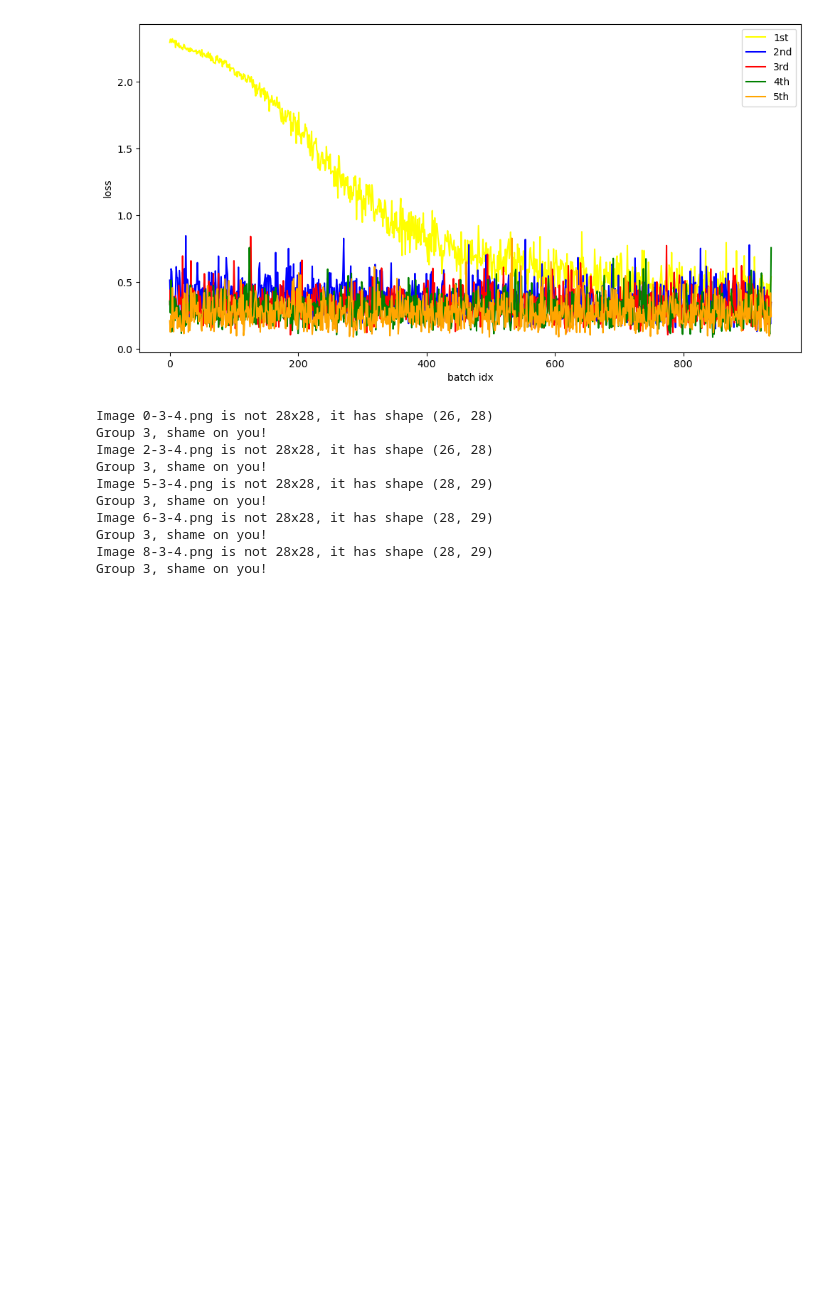
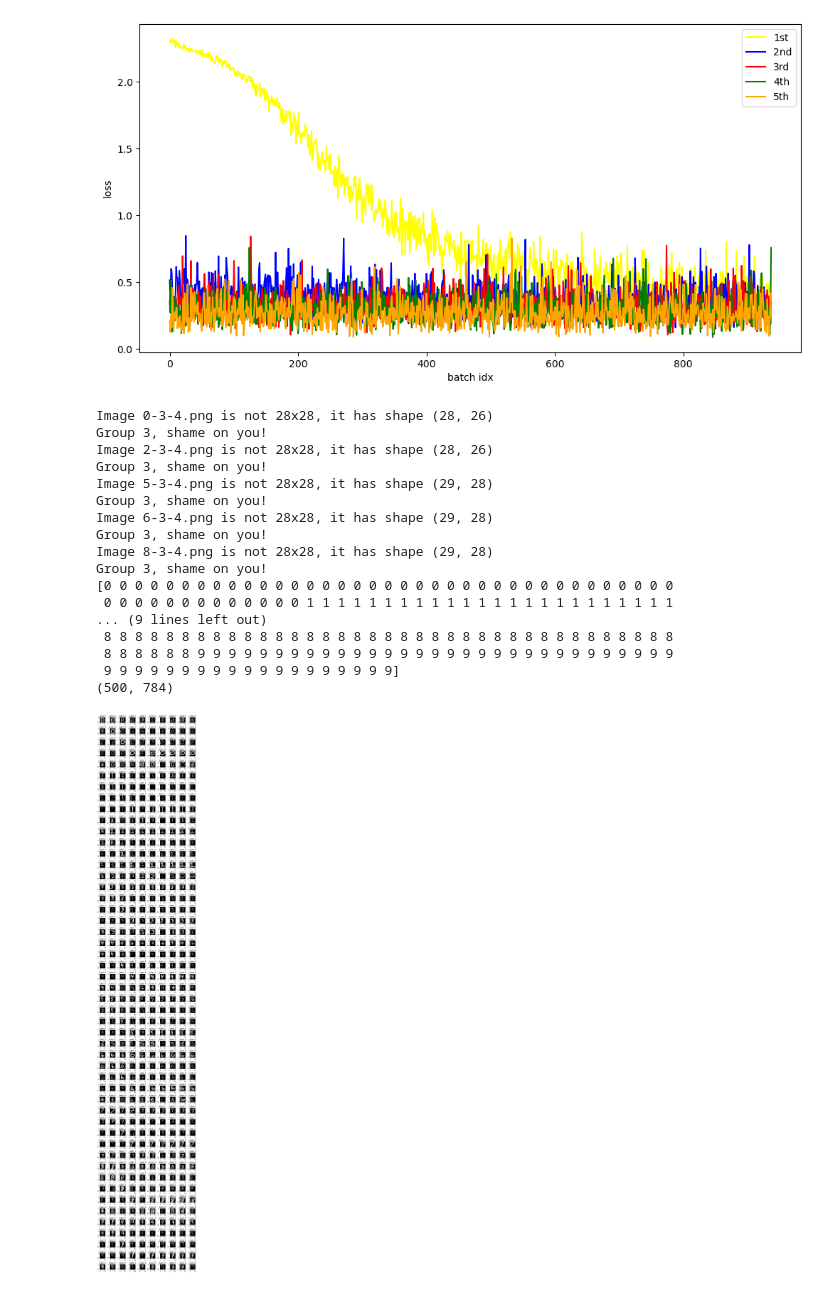
Before and after one commit to akleinecke/580_FinalProject_Fall24, a Jupyter notebook: Group 5 Final Project.ipynb, the cells around one changed output. Cells and saved outputs as stored; diff of their text form; code cells hidden in the pictures; blank space fills up the shorter version.

```diff
--- a/Group 5 Final Project.ipynb
+++ b/Group 5 Final Project.ipynb
@@ -463,32 +465,57 @@ for filename in os.listdir(input_folder):
 
         # opena nd convert to greyscale
         image = Image.open(os.path.join(input_folder, filename)).convert('L')
+        if image.size != (28, 28):
+            print(f"Image {filename} is not 28x28, it has shape {image.size}")
+            print(f"Group {filename[2]}, shame on you!")
+            image = image.resize((28, 28))
         image = np.array(image)
-        if image.shape != (28, 28):
-           print(f"Image {filename} is not 28x28, it has shape {image.shape}")
-           print(f"Group {filename[2]}, shame on you!")
-        image = image.resize((28, 28))
         # Add image as array and add the label
         images.append(image)
         labels.append(int(label))
-
 # Convert to numpy array
 images = np.array(images)
 labels = np.array(labels)
-
-    # Flatten images
-images = images.reshape(len(images), -1)
-
+print(labels)
+#flatten images
+images= images.reshape(images.shape[0], -1)
+print(images.shape)
 # Write our new files for later usage
 write_idx(images, labels, output_image_file, output_label_file)
 # %% [output]
-Image 0-3-4.png is not 28x28, it has shape (26, 28)
+Image 0-3-4.png is not 28x28, it has shape (28, 26)
 Group 3, shame on you!
-Image 2-3-4.png is not 28x28, it has shape (26, 28)
+Image 2-3-4.png is not 28x28, it has shape (28, 26)
 Group 3, shame on you!
-Image 5-3-4.png is not 28x28, it has shape (28, 29)
+Image 5-3-4.png is not 28x28, it has shape (29, 28)
 Group 3, shame on you!
-Image 6-3-4.png is not 28x28, it has shape (28, 29)
+Image 6-3-4.png is not 28x28, it has shape (29, 28)
 Group 3, shame on you!
-Image 8-3-4.png is not 28x28, it has shape (28, 29)
+Image 8-3-4.png is not 28x28, it has shape (29, 28)
 Group 3, shame on you!
+[0 0 0 0 0 0 0 0 0 0 0 0 0 0 0 0 0 0 0 0 0 0 0 0 0 0 0 0 0 0 0 0 0 0 0 0 0
+ 0 0 0 0 0 0 0 0 0 0 0 0 0 1 1 1 1 1 1 1 1 1 1 1 1 1 1 1 1 1 1 1 1 1 1 1 1
+... (9 lines left out)
+ 8 8 8 8 8 8 8 8 8 8 8 8 8 8 8 8 8 8 8 8 8 8 8 8 8 8 8 8 8 8 8 8 8 8 8 8 8
+ 8 8 8 8 8 8 9 9 9 9 9 9 9 9 9 9 9 9 9 9 9 9 9 9 9 9 9 9 9 9 9 9 9 9 9 9 9
+ 9 9 9 9 9 9 9 9 9 9 9 9 9 9 9 9 9 9 9]
+(500, 784)
+# %%
+# Create variables for display
+num_images = len(images)
+num_cols = 10
+num_rows = (num_images + num_cols - 1) // num_cols
+fig, axes = plt.subplots(num_rows, num_cols, figsize=(10, num_rows * 1.1))
+axes = axes.flatten()
+
+# Print our plot of images and labels
+for i in range(num_images):
+    ax = axes[i]
+    image = images[i].reshape(28, 28)
+    ax.imshow(image, cmap='gray')
+    ax.set_title(f"Label: {labels[i]}")
+
+plt.tight_layout()
+plt.show()
+# %% [output]
+[figure, added]
```
Also changed, not shown: parts of 1 cell of this notebook, 1 other file.
